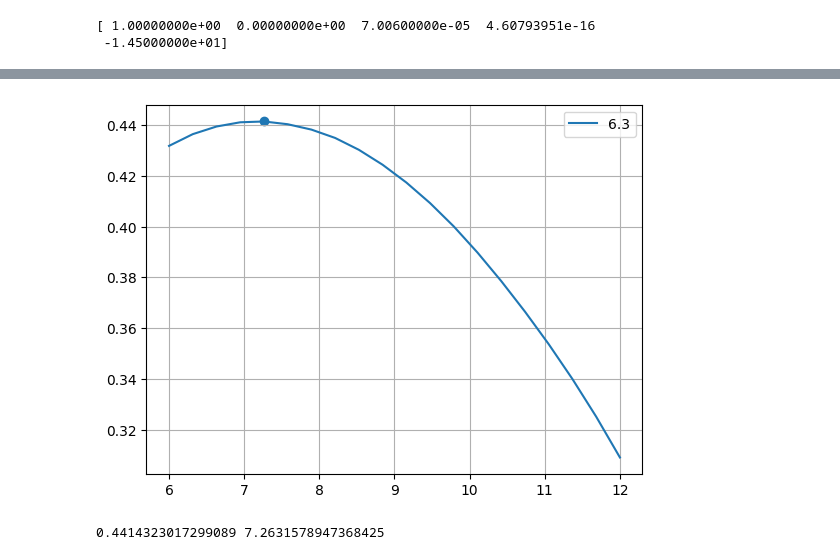
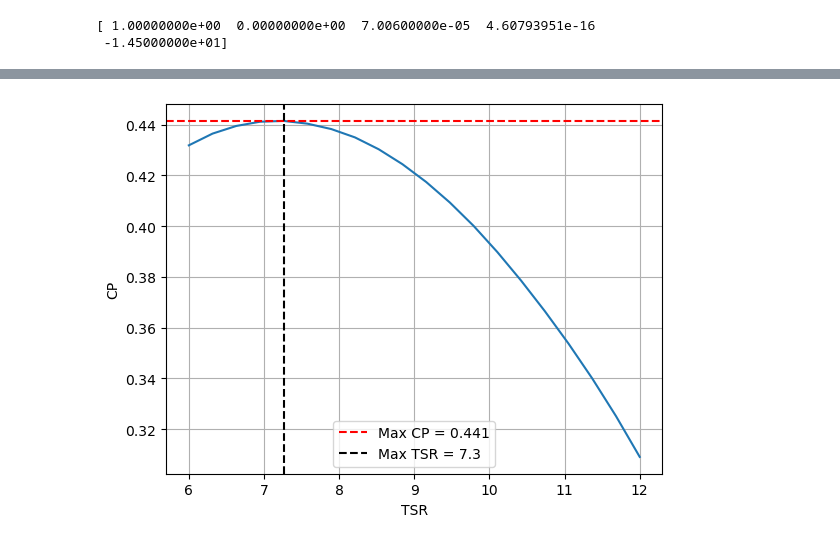
Before and after one commit to nicolaquaia/LAC_final, a Jupyter notebook: assignment_01/assignment1_02.ipynb, the cells around one changed output, grey strips where cells are left out. Drawn from its saved outputs; the diff is of its cells as text; code cells hidden in the pictures.

```diff
--- a/assignment_01/assignment1_02.ipynb
+++ b/assignment_01/assignment1_02.ipynb
@@ -78,27 +62,25 @@ V_rated_Y: 11.122788574520852 m/s
 
 Data_ae = load_ae("DTU_10MW_RWT_ae.dat")
 
-#Curve length   Blade chord     Relative thickness
-#print(Data_ae)
+# Curve length   Blade chord     Relative thickness
+
+# Data from the DTU 10MW
 data_ae = {
     'curve':Data_ae[:,0],
     'chord':Data_ae[:,1],
     'rel_th':Data_ae[:,2]
-
     }
 
-print(data_ae)
+abs_t=data_ae["chord"]*data_ae["rel_th"]/100*R_Y/R_X # relative thickness
+abs_t_dtu = data_ae["chord"]*data_ae["rel_th"]/100 # absolute
 
-t=data_ae["chord"]*data_ae["rel_th"]/100*R_Y/R_X
-abs_t=data_ae["chord"]*data_ae["rel_th"]/100
-
-#to force the thickness at the root and make it smoother
-t[0:2]=data_ae["chord"][0:2]
-t[2]=0.99*t[2]
+# to force the thickness at the root and make it smoother
+abs_t[0:2]=data_ae["chord"][0:2]
+abs_t[2]=0.99*abs_t[2]
 
 #plot the former blade shape and the new one
-plt.plot(t)
 plt.plot(abs_t)
+plt.plot(abs_t_dtu)
 plt.title("thickness along the blade")
 plt.show()
 # %% [output]
@@ -222,44 +186,43 @@ plt.show()
 """Step 7"""
 
 # %% Inputs
 R = R_Y  # Rotor radius [m]
 r_hub = 2.8  # Hub radius [m]
 r = np.linspace(r_hub, R - 0.1, 40)  # Rotor span [m]
-
+chord_root = 5.38  # Chord size at the root [m]
+chord_max = 6.3  # Maximum chord size [m]
 #chord_max = np.amax(abs_t)/(np.amax(des_param[0,:])/100) # Maximum chord size [m]
 """BE CAREFUL HOW TO CHOOSE CHORD MAX"""
-
-chord_root = 5.38  # Chord size at the root [m]
-t = t # Absolute thickness [m]
+t = abs_t # Absolute thickness [m]
 B = 3  # Number of blades [#]
 # Aero dynamic polar design functions and the values (t/c vs. cl, cd, aoa)
 cl_scale = 1.0  # Change this value to scale the cl-values
 cl_des, cd_des, aoa_des, tc_vals, cl_vals, cd_vals, aoa_vals = get_design_functions(2)
 
+TSR = np.linspace(6,12,20)
+chord_max_list = [6.3]
 
-TSR=np.linspace(6,12,20)
-chord_max_list = [6.3]
 for chord_max in chord_max_list:
     CP_list =[]
+
     for tsr in TSR:
         # %% Solving for the a single design
         chord, tc, twist, cl, cd, aoa, a, CLT, CLP, CT, CP = single_point_design(
             r, t, tsr, R, cl_des, cd_des, aoa_des, chord_root, chord_max, B)
         CP_list.append(CP)
 
-
-    plt.plot(TSR,CP_list,label=f"{chord_max}")
+    plt.plot(TSR,CP_list)
 
 CP_max=np.amax(CP_list)
 TSR_max=TSR[np.argmax(CP_list)]
 
-plt.scatter(TSR_max,CP_max)
+plt.axhline(CP_max, label = f'Max CP = {CP_max:.3f}',linestyle='--', color='red')
+plt.axvline(TSR_max, label = f'Max TSR = {TSR_max:.1f}',linestyle='--', color='k')
+plt.xlabel("TSR")
+plt.ylabel('CP')
 plt.legend()
 plt.grid()
 plt.show()
-
-print(CP_max,TSR_max) #Obtained TSR
 # %% [output]
-[figure, old version]
+[figure, new version]
-0.4414323017299089 7.2631578947368425
 # %%
```
Also changed, not shown: parts of 14 cells of this notebook.
